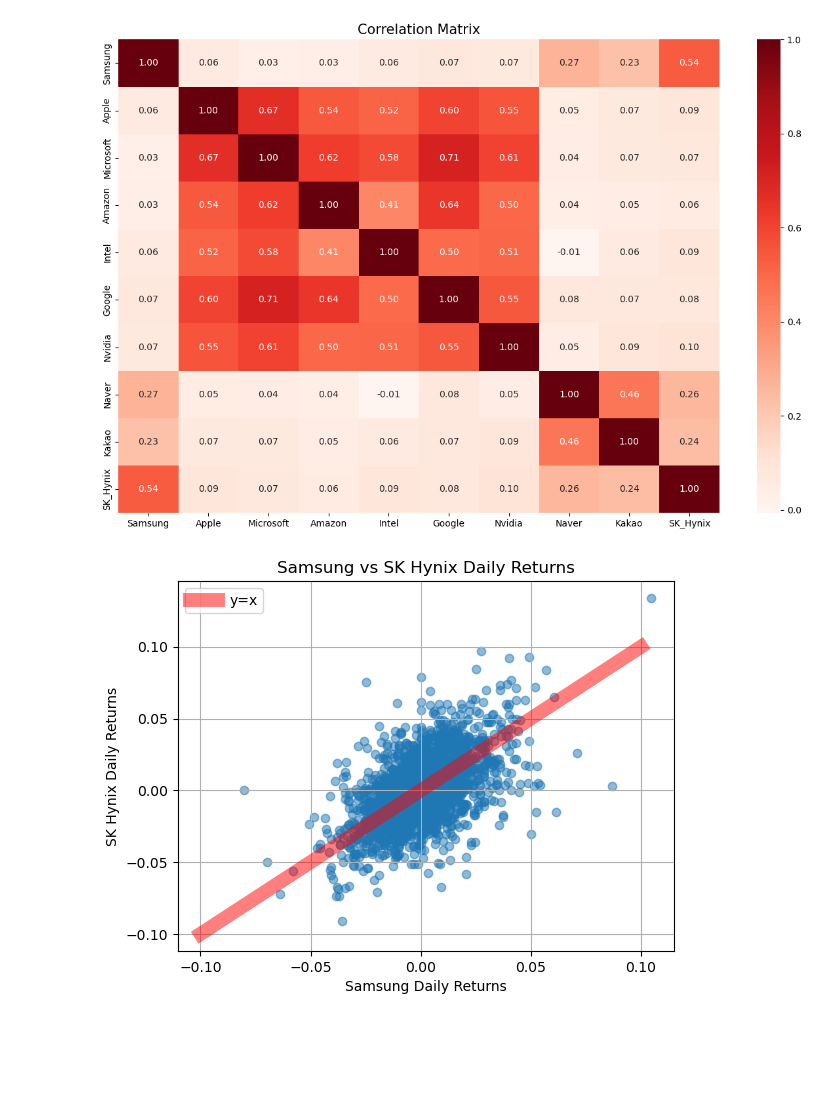
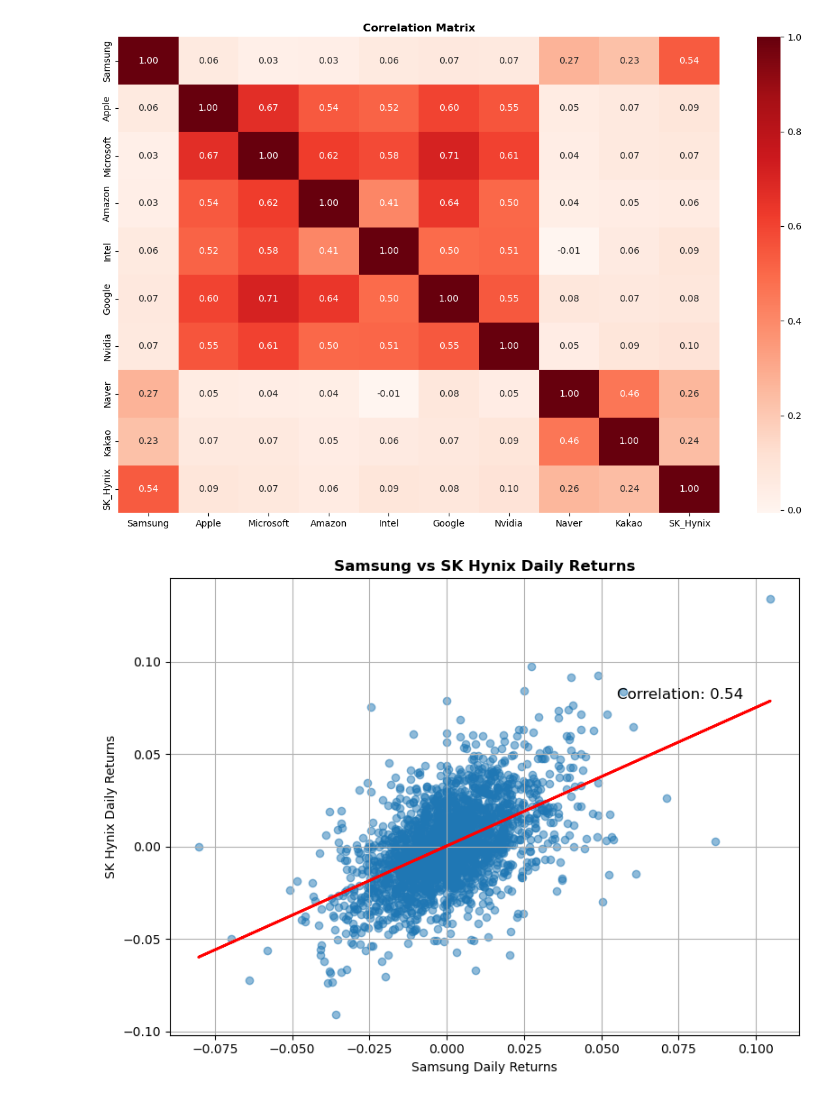
Before and after one commit to rkdgusdh/predict_stock_market_movement, a Jupyter notebook: method2.ipynb, the cells around one changed output. Cells and saved outputs as stored; diff of their text form; code cells hidden in the pictures; blank space fills up the shorter version.

```diff
--- a/method2.ipynb
+++ b/method2.ipynb
@@ -11,6 +18,8 @@ apple = yf.download('AAPL', start='2014-01-01', end='2024-01-01', progress=False
 # 삼성(SSNLF) 주식 데이터 다운로드
 samsung = yf.download('005930.KS', start='2014-01-01', end='2024-01-01', progress=False)
 # %%
+fontdict = {'fontsize': 12, 'weight': 'bold'}
+
 # 종가 데이터 추출
 apple_close = apple['Close'] * 1350
 samsung_close = samsung['Close']
@@ -28,9 +37,7 @@ correlation = merged_data.corr().iloc[0, 1]
 
 plt.figure(figsize=(12, 8))
 plt.scatter(merged_data['Returns_AAPL'], merged_data['Returns_SSNLF'], alpha=0.6)
-circle = plt.Circle((0,0), 0.04, fc='r', ec='w', alpha=0.3)
-plt.gca().add_patch(circle)
-plt.title('Scatter plot of Apple vs Samsung Daily Returns')
+plt.title('Scatter plot of Apple vs Samsung Daily Returns', fontdict=fontdict)
 plt.xlabel('Apple Daily Returns')
 plt.ylabel('Samsung Daily Returns')
 plt.yticks([-0.1, -0.05, 0, 0.05, 0.1])
@@ -38,10 +45,11 @@ plt.legend(['AAPL vs SSNLF'])
 plt.grid()
 
 # 상관관계 텍스트 추가
-plt.text(x=0.01, y=-0.12, s=f"Correlation between Apple and Samsung stock returns: {correlation:.2f}", fontsize=10)
+plt.text(x=0.022, y=-0.12, s=f"Correlation between Apple and Samsung stock returns: {correlation:.2f}", fontsize=10)
 
 
 # 레이아웃 조정
-# plt.tight_layout()
-plt.show()
+plt.tight_layout()
+# plt.show()
+plt.savefig('apple_vs_samsung_correlation_scatter_plot.png')
 # %% [output]
@@ -84,21 +92,35 @@ correlation_matrix = returns.corr()
 plt.figure(figsize=(12, 8))
 sns.heatmap(correlation_matrix, annot=True, fmt=".2f", cmap='Reds')
 plt.xticks(rotation=0)
-plt.title('Correlation Matrix', fontsize=15)
+plt.title('Correlation Matrix', fontdict=fontdict)
 
 plt.tight_layout()
-plt.show()
+# plt.show()
+plt.savefig('correlation_matrix.png')
 # %% [output]
-[figure, old version]
+[figure, new version]
 # %%
+samsung_returns = returns['Samsung']
+skhynix_returns = returns['SK_Hynix']
 
-plt.scatter(x=returns['Samsung'], y=returns['SK_Hynix'], alpha=0.5)
-plt.plot([-0.1, 0.1], [-0.1, 0.1], color='red', lw=10, alpha=0.5, label='y=x')
-plt.title('Samsung vs SK Hynix Daily Returns')
+correlation = correlation_matrix.loc['Samsung', 'SK_Hynix']
+
+X = samsung_returns.values.reshape(-1, 1)
+y = skhynix_returns.values
+
+model = LinearRegression()
+model.fit(X, y)
+
+plt.figure(figsize=(8, 6))
+plt.scatter(samsung_returns, skhynix_returns, alpha=0.5)
+plt.plot(X, model.predict(X), color='red', linewidth=2)
+plt.text(x=0.055, y=0.08, s=f"Correlation: {correlation:.2f}", fontsize=12)
+plt.title('Samsung vs SK Hynix Daily Returns', fontdict=fontdict)
 plt.xlabel('Samsung Daily Returns')
 plt.ylabel('SK Hynix Daily Returns')
 plt.grid()
-plt.legend()
-plt.show()
+plt.tight_layout()
+# plt.show()
+plt.savefig('samsung_vs_skhynix_correlation_scatter_plot.png')
 # %% [output]
-[figure, old version]
+[figure, new version]
```
Also changed, not shown: parts of 3 cells of this notebook.
